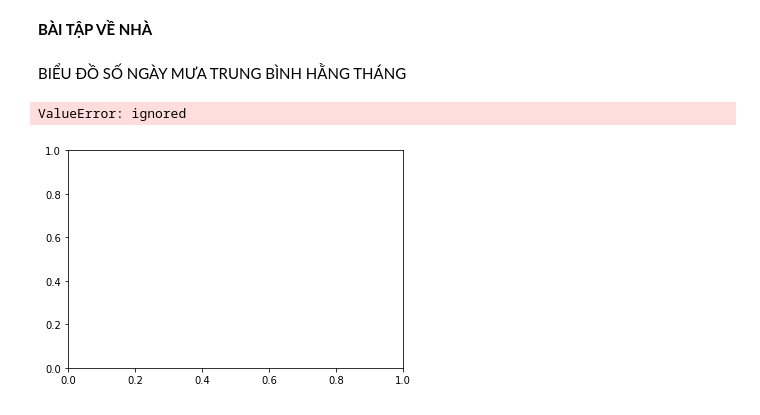
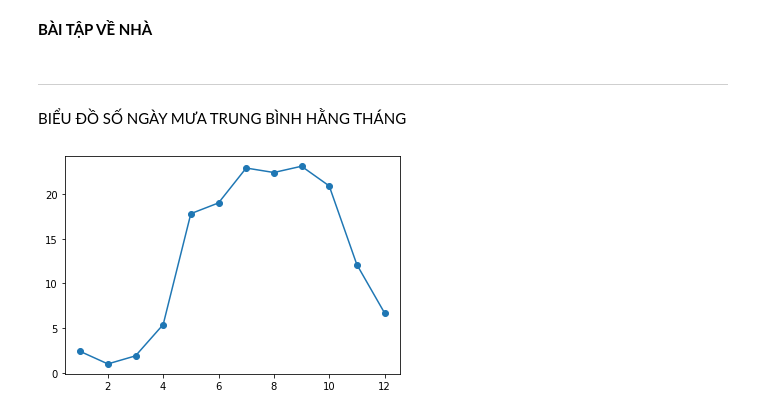
Before and after one commit to anhhuy1010/THUC_HANH_TOAN_CAO_CAP, a Jupyter notebook: Untitled2.ipynb, the cells around one changed output. Saved outputs shown, nothing was run; the diff lists cells and outputs as text; code cells hidden in the pictures.

```diff
--- a/Untitled2.ipynb
+++ b/Untitled2.ipynb
@@ -150,15 +150,16 @@ d2.subs({x:D}).evalf()
 $\displaystyle 865.568986390581$
 # %% [markdown]
 **BÀI TẬP VỀ NHÀ**
+# %% [markdown]
+--------------------------------------------------------------------------------------------------
 # %% [markdown]
 BIỂU ĐỒ SỐ NGÀY MƯA TRUNG BÌNH HẰNG THÁNG
 # %%
 
 x_thang = [1,2,3,4,5,6,7,8,9,10,11,12]
-y_luongmua = [2.4,1.0,1.9,5.4,17.8,19.0,22.9,22.4,23.1,20.9,12.1,6.7,155,6]
+y_luongmua = [2.4,1.0,1.9,5.4,17.8,19.0,22.9,22.4,23.1,20.9,12.1,6.7]
 from pylab import plot, show
 plot(x_thang, y_luongmua, marker='o')
 show()
 # %% [output]
-ValueError: ignored
-[figure, old version]
+[figure, new version]
```
Also changed, not shown: parts of 2 cells of this notebook.
